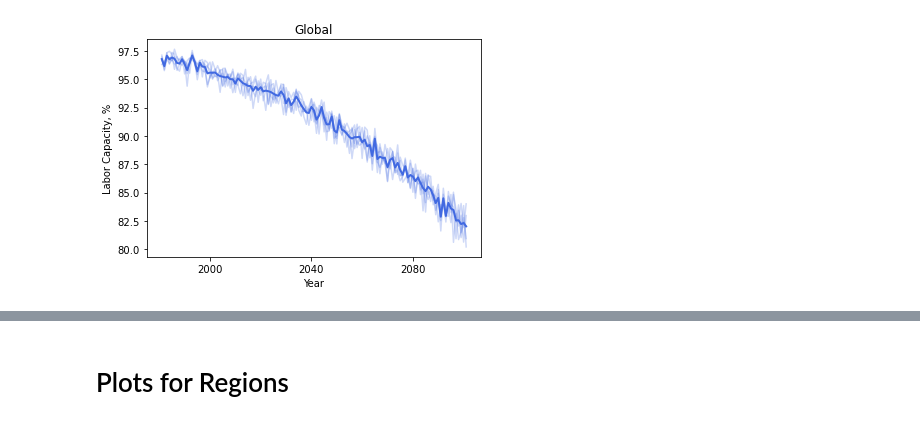
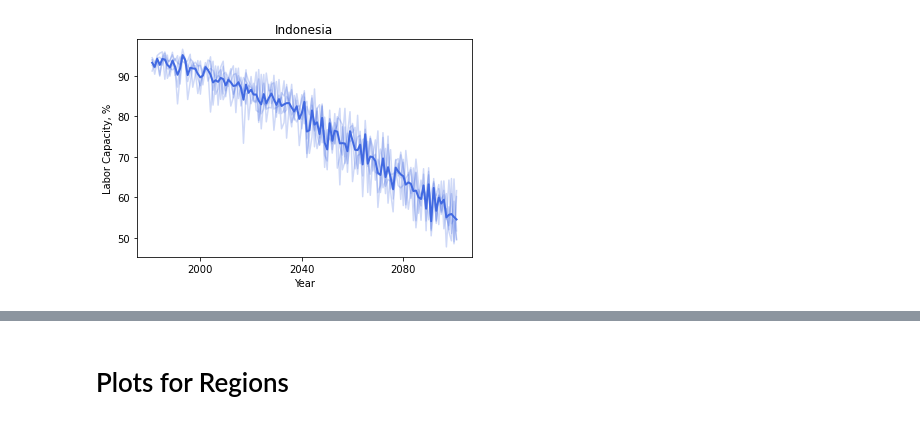
Before and after one commit to KYan19/pei, a Jupyter notebook: notebooks/6.1_LaborCapacity.ipynb, the cells around one changed output, grey strips where cells are left out. Drawn from its saved outputs; the diff is of its cells as text; code cells hidden in the pictures.

```diff
--- a/notebooks/6.1_LaborCapacity.ipynb
+++ b/notebooks/6.1_LaborCapacity.ipynb
@@ -40,0 +25,22 @@ ds_pop = ds_pop.rename({'latitude':'lat','longitude':'lon'})
+# %%
+def capacity(ds,population,region,ax):
+    # Get yearly capacity data for grid cells in region
+    ds_region = mf.slice_region(ds,region)
+
+    # Get weighted area for grid cells
+    pop_region = mf.slice_region(population,region)
+    #pop_weights = pop_region/pop_region.sum(['lat','lon'])
+
+    # Calculate total area-weighted capacity per year
+    capacity = ds_region.weighted(pop_region).mean(['lon','lat'])
+
+    # Loop through ensemble members
+    for ens in capacity['ensemble']:
+        capacity.sel(ensemble=ens).plot(ax=ax,color='royalblue',alpha=0.25)
+
+    # Ensemble average labor capacity
+    capacity_avg = capacity.mean(dim='ensemble')
+    capacity_avg.plot(ax=ax,color='royalblue',linewidth=2)
+    ax.set_xlabel('Year')
+    ax.set_ylabel('Labor Capacity, %')
+    ax.set_title(region)
@@ -41,5 +54,5 @@ ds_pop = ds_pop.rename({'latitude':'lat','longitude':'lon'})
 # %%
 fig,ax = plt.subplots()
-capacity(ds['capacity'],ds_pop,'Global',ax)
+capacity(ds['capacity'],ds_pop,'Indonesia',ax)
 # %% [output]
-[figure, old version]
+[figure, new version]
```
Also changed, not shown: parts of 40 cells of this notebook, 3 other files.
